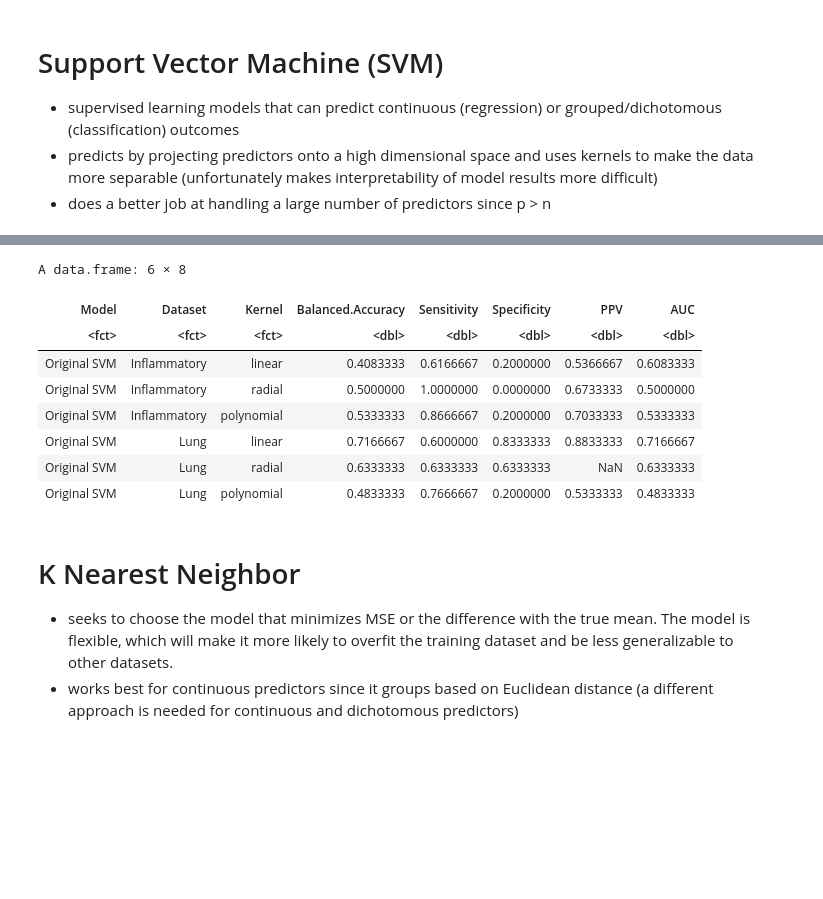
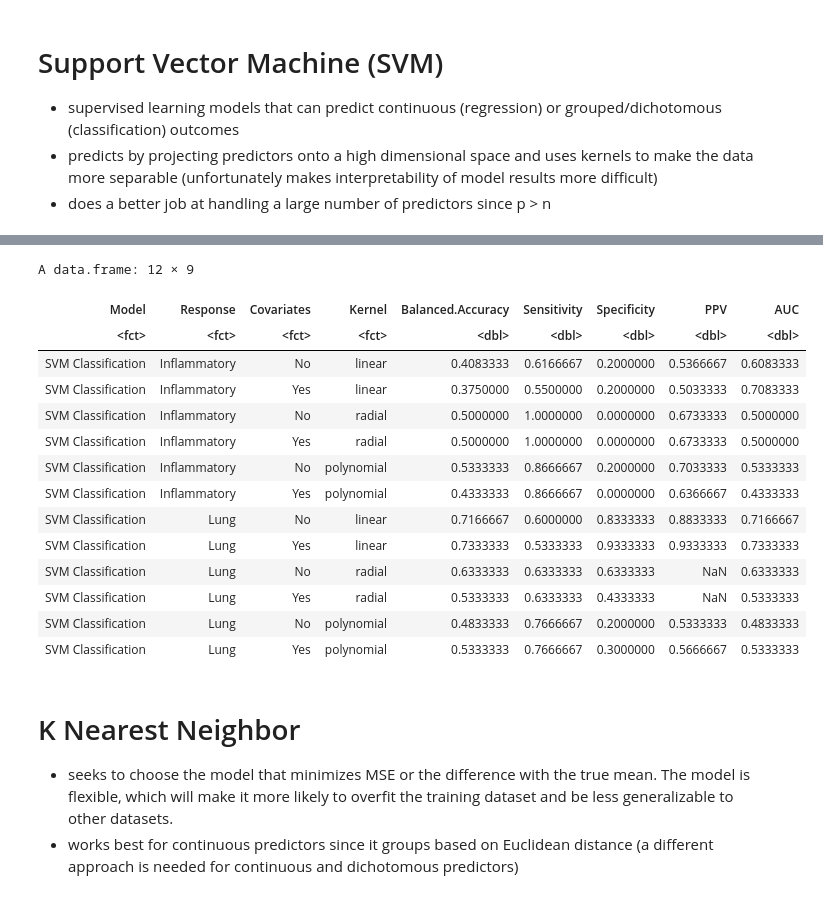
Before and after one commit to UNC-CEMALB/Ozone-exposure-is-associated-with-alterations-in-lung-and-systemic-sterol-profiles-in-healthy-and-as, a Jupyter notebook: Ozone Responder Prediction.ipynb, the cells around one changed output, grey strips where cells are left out. Drawn from its saved outputs; the diff is of its cells as text; code cells hidden in the pictures; blank space fills up the shorter version.

```diff
--- a/Ozone Responder Prediction.ipynb
+++ b/Ozone Responder Prediction.ipynb
@@ -465,0 +430,30 @@ Setting direction: controls < cases
+# %%
+#calling fn
+#linear kernel
+svm_linear_inflamm = svm_classification(inflamm_resp_df, "linear", "Inflammatory_Responder", "pred_Inflammatory_Responder",
+                                             0.035, 1:5, seq(0,1,0.2))
+svm_linear_lung = svm_classification(lung_resp_df, "linear", "Lung_Responder", "pred_Lung_Responder",
+                                             0.035, 1:5, seq(0,1,0.2))
+svm_linear_inflamm_covariates = svm_classification(inflamm_resp_covariates_df, "linear", "Inflammatory_Responder", "pred_Inflammatory_Responder",
+                                             0.035, 1:5, seq(0,1,0.2))
+svm_linear_lung_covariates = svm_classification(lung_resp_covariates_df, "linear", "Lung_Responder", "pred_Lung_Responder",
+                                             0.035, 1:5, seq(0,1,0.2))
+#radial
+svm_radial_inflamm = svm_classification(inflamm_resp_df, "radial", "Inflammatory_Responder", "pred_Inflammatory_Responder",
+                                             0.035, 1:5, seq(0,1,0.2))
+svm_radial_lung = svm_classification(lung_resp_df, "radial", "Lung_Responder", "pred_Lung_Responder",
+                                             0.035, 1:5, seq(0,1,0.2))
+svm_radial_inflamm_covariates = svm_classification(inflamm_resp_covariates_df, "radial", "Inflammatory_Responder", "pred_Inflammatory_Responder",
+                                             0.035, 1:5, seq(0,1,0.2))
+svm_radial_lung_covariates = svm_classification(lung_resp_covariates_df, "radial", "Lung_Responder", "pred_Lung_Responder",
+                                             0.035, 1:5, seq(0,1,0.2))
+#polynomial
+#elison value is fixed at 0.1, but I left it so I didn't have to create a new function
+svm_polynomial_inflamm = svm_classification(inflamm_resp_df, "polynomial", "Inflammatory_Responder",
+                                             "pred_Inflammatory_Responder", 0.035, 1:5, 0.1)
+svm_polynomial_lung = svm_classification(lung_resp_df, "polynomial", "Lung_Responder", "pred_Lung_Responder",
+                                             0.035, 1:5, 0.1)
+svm_polynomial_inflamm_covariates = svm_classification(inflamm_resp_covariates_df, "polynomial", "Inflammatory_Responder",
+                                             "pred_Inflammatory_Responder", 0.035, 1:5, 0.1)
+svm_polynomial_lung_covariates = svm_classification(lung_resp_covariates_df, "polynomial", "Lung_Responder", "pred_Lung_Responder",
+                                             0.035, 1:5, 0.1)
@@ -466,21 +478,30 @@ Setting direction: controls < cases
 # %%
 #creating one combined df
-svm_final_df = data.frame(rbind(svm_linear_inflamm, svm_radial_inflamm, svm_polynomial_inflamm,
-                           svm_linear_lung, svm_radial_lung, svm_polynomial_lung))
-svm_final_df = data.frame(Model = c(rep(c("SVM Classification"), times = 6)),
-                          Dataset = c(rep(c("Inflammatory"), times = 3), rep(c("Lung"), times = 3)),
-                      Kernel = rep(c("linear", "radial", "polynomial"), times = 2), svm_final_df)
+svm_final_df = data.frame(rbind(svm_linear_inflamm, svm_linear_inflamm_covariates, svm_radial_inflamm, svm_radial_inflamm_covariates,
+                                svm_polynomial_inflamm, svm_polynomial_inflamm_covariates, svm_linear_lung, svm_linear_lung_covariates,
+                                svm_radial_lung, svm_radial_lung_covariates, svm_polynomial_lung, svm_polynomial_lung_covariates))
+svm_final_df = data.frame(Model = rep(c("SVM Classification"), times = 12),
+                          Response = c(rep(c("Inflammatory"), times = 6), rep(c("Lung"), times = 6)),
+                          Covariates = rep(c("No", "Yes"), times = 6),
+                      Kernel = rep(c(rep(c("linear"), times = 2), rep(c("radial"), times = 2), rep(c("polynomial"), times = 2)), times = 2),
+            svm_final_df)
 svm_final_df
 # %% [output]
-A data.frame: 6 × 8
+A data.frame: 12 × 9
-| Model | Dataset | Kernel | Balanced.Accuracy | Sensitivity | Specificity | PPV | AUC |
-| <fct> | <fct> | <fct> | <dbl> | <dbl> | <dbl> | <dbl> | <dbl> |
-| Original SVM | Inflammatory | linear | 0.4083333 | 0.6166667 | 0.2000000 | 0.5366667 | 0.6083333 |
-| Original SVM | Inflammatory | radial | 0.5000000 | 1.0000000 | 0.0000000 | 0.6733333 | 0.5000000 |
-| Original SVM | Inflammatory | polynomial | 0.5333333 | 0.8666667 | 0.2000000 | 0.7033333 | 0.5333333 |
-| Original SVM | Lung | linear | 0.7166667 | 0.6000000 | 0.8333333 | 0.8833333 | 0.7166667 |
-| Original SVM | Lung | radial | 0.6333333 | 0.6333333 | 0.6333333 | NaN | 0.6333333 |
-| Original SVM | Lung | polynomial | 0.4833333 | 0.7666667 | 0.2000000 | 0.5333333 | 0.4833333 |
+| Model | Response | Covariates | Kernel | Balanced.Accuracy | Sensitivity | Specificity | PPV | AUC |
+| <fct> | <fct> | <fct> | <fct> | <dbl> | <dbl> | <dbl> | <dbl> | <dbl> |
+| SVM Classification | Inflammatory | No | linear | 0.4083333 | 0.6166667 | 0.2000000 | 0.5366667 | 0.6083333 |
+| SVM Classification | Inflammatory | Yes | linear | 0.3750000 | 0.5500000 | 0.2000000 | 0.5033333 | 0.7083333 |
+| SVM Classification | Inflammatory | No | radial | 0.5000000 | 1.0000000 | 0.0000000 | 0.6733333 | 0.5000000 |
+| SVM Classification | Inflammatory | Yes | radial | 0.5000000 | 1.0000000 | 0.0000000 | 0.6733333 | 0.5000000 |
+| SVM Classification | Inflammatory | No | polynomial | 0.5333333 | 0.8666667 | 0.2000000 | 0.7033333 | 0.5333333 |
+| SVM Classification | Inflammatory | Yes | polynomial | 0.4333333 | 0.8666667 | 0.0000000 | 0.6366667 | 0.4333333 |
+| SVM Classification | Lung | No | linear | 0.7166667 | 0.6000000 | 0.8333333 | 0.8833333 | 0.7166667 |
+| SVM Classification | Lung | Yes | linear | 0.7333333 | 0.5333333 | 0.9333333 | 0.9333333 | 0.7333333 |
+| SVM Classification | Lung | No | radial | 0.6333333 | 0.6333333 | 0.6333333 | NaN | 0.6333333 |
+| SVM Classification | Lung | Yes | radial | 0.5333333 | 0.6333333 | 0.4333333 | NaN | 0.5333333 |
+| SVM Classification | Lung | No | polynomial | 0.4833333 | 0.7666667 | 0.2000000 | 0.5333333 | 0.4833333 |
+| SVM Classification | Lung | Yes | polynomial | 0.5333333 | 0.7666667 | 0.3000000 | 0.5666667 | 0.5333333 |
 # %% [markdown]
 # K Nearest Neighbor
 
```
Also changed, not shown: parts of 18 cells of this notebook.
